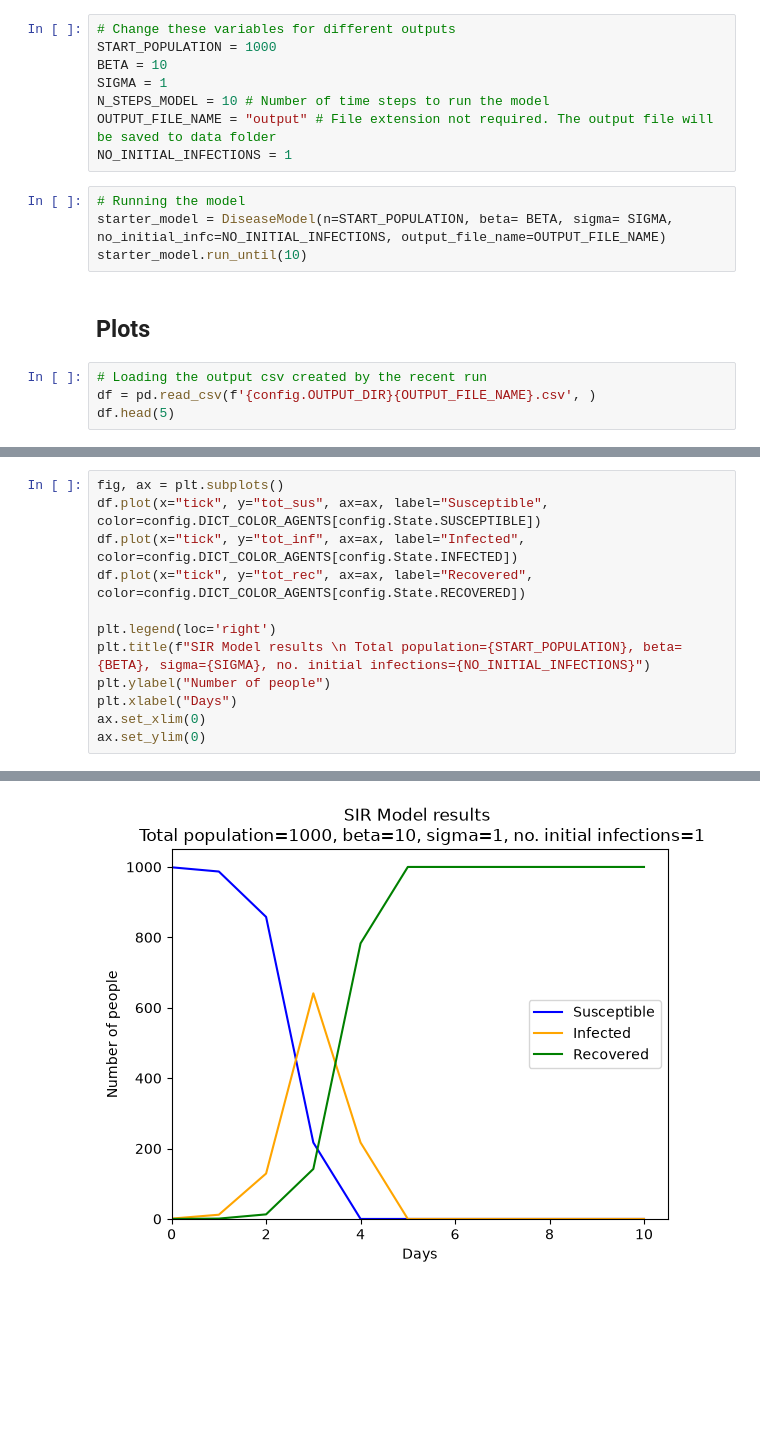
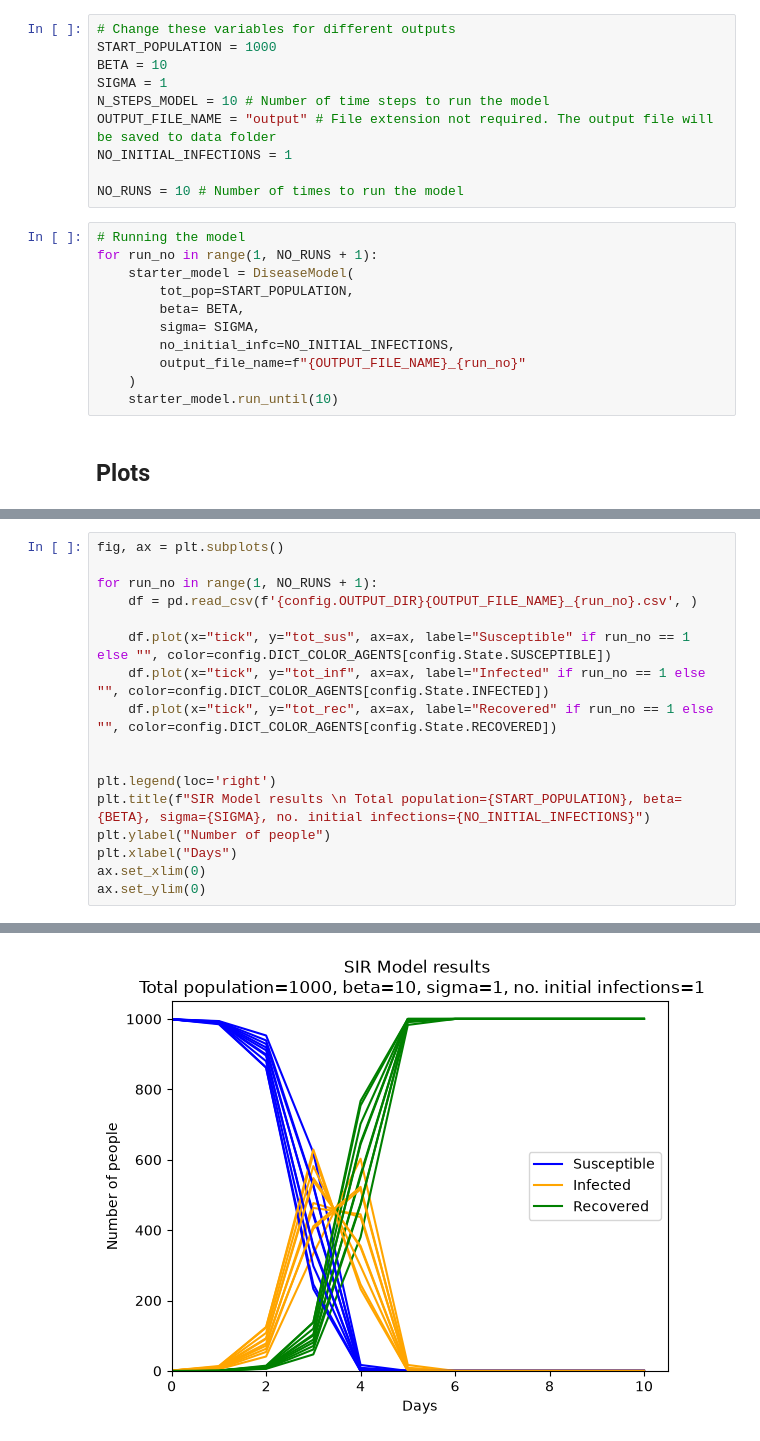
Before and after one commit to angelina-momin/SIR-model, a Jupyter notebook: run_model.ipynb, the cells around one changed output, grey strips where cells are left out. Drawn from its saved outputs; the diff is of its cells as text; blank space fills up the shorter version.

Commit message:
Run the model n times

```diff
--- a/run_model.ipynb
+++ b/run_model.ipynb
@@ -12,13 +12,18 @@ SIGMA = 1
 N_STEPS_MODEL = 10 # Number of time steps to run the model
 OUTPUT_FILE_NAME = "output" # File extension not required. The output file will be saved to data folder
 NO_INITIAL_INFECTIONS = 1
+
+NO_RUNS = 10 # Number of times to run the model
 # %%
 # Running the model
-starter_model = DiseaseModel(n=START_POPULATION, beta= BETA, sigma= SIGMA, no_initial_infc=NO_INITIAL_INFECTIONS, output_file_name=OUTPUT_FILE_NAME)
-starter_model.run_until(10)
+for run_no in range(1, NO_RUNS + 1):
+    starter_model = DiseaseModel(
+        tot_pop=START_POPULATION,
+        beta= BETA,
+        sigma= SIGMA,
+        no_initial_infc=NO_INITIAL_INFECTIONS,
+        output_file_name=f"{OUTPUT_FILE_NAME}_{run_no}"
+    )
+    starter_model.run_until(10)
 # %% [markdown]
 ## Plots
-# %%
-# Loading the output csv created by the recent run
-df = pd.read_csv(f'{config.OUTPUT_DIR}{OUTPUT_FILE_NAME}.csv', )
-df.head(5)
@@ -32,15 +30,20 @@ df.head(5)
 # %%
 fig, ax = plt.subplots()
-df.plot(x="tick", y="tot_sus", ax=ax, label="Susceptible", color=config.DICT_COLOR_AGENTS[config.State.SUSCEPTIBLE])
-df.plot(x="tick", y="tot_inf", ax=ax, label="Infected", color=config.DICT_COLOR_AGENTS[config.State.INFECTED])
-df.plot(x="tick", y="tot_rec", ax=ax, label="Recovered", color=config.DICT_COLOR_AGENTS[config.State.RECOVERED])
+
+for run_no in range(1, NO_RUNS + 1):
+    df = pd.read_csv(f'{config.OUTPUT_DIR}{OUTPUT_FILE_NAME}_{run_no}.csv', )
+
+    df.plot(x="tick", y="tot_sus", ax=ax, label="Susceptible" if run_no == 1 else "", color=config.DICT_COLOR_AGENTS[config.State.SUSCEPTIBLE])
+    df.plot(x="tick", y="tot_inf", ax=ax, label="Infected" if run_no == 1 else "", color=config.DICT_COLOR_AGENTS[config.State.INFECTED])
+    df.plot(x="tick", y="tot_rec", ax=ax, label="Recovered" if run_no == 1 else "", color=config.DICT_COLOR_AGENTS[config.State.RECOVERED])
+
 
 plt.legend(loc='right')
 plt.title(f"SIR Model results \n Total population={START_POPULATION}, beta={BETA}, sigma={SIGMA}, no. initial infections={NO_INITIAL_INFECTIONS}")
 plt.ylabel("Number of people")
 plt.xlabel("Days")
 ax.set_xlim(0)
 ax.set_ylim(0)
 # %% [output]
 (0.0, 1050.0)
-[figure, old version]
+[figure, new version]
```
Also changed, not shown: parts of 2 cells of this notebook.
